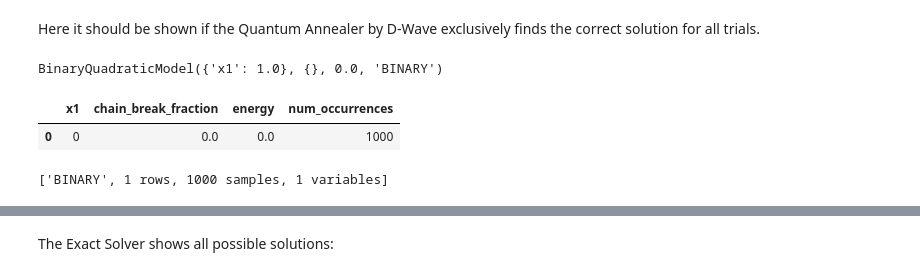
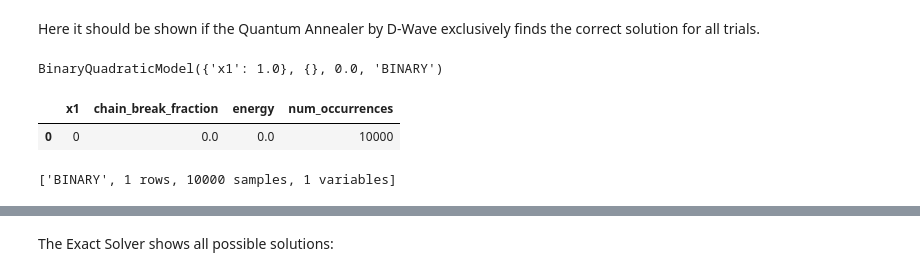
Before and after one commit to klezm/QuantumAnnealingPlayground, a Jupyter notebook: choosing_boxes_problem/choosing_boxes.ipynb, the cells around one changed output, grey strips where cells are left out. Saved outputs shown, nothing was run; the diff lists cells and outputs as text; code cells hidden in the pictures.

```diff
--- a/choosing_boxes_problem/choosing_boxes.ipynb
+++ b/choosing_boxes_problem/choosing_boxes.ipynb
@@ -1068,11 +1060,11 @@ bqm
 BinaryQuadraticModel({'x1': 1.0}, {}, 0.0, 'BINARY')
 # %%
 sampler_bqm = EmbeddingComposite(DWaveSampler())
-sampleset_bqm = sampler_bqm.sample(bqm, num_reads = 1000)
+sampleset_bqm = sampler_bqm.sample(bqm, num_reads = 10_000, label = "Trivial 1-Qubit Problem")
 
 display(sampleset_bqm.to_pandas_dataframe())
 print(str(sampleset_bqm).splitlines()[-1])
 # %% [output]
 |  | x1 | chain_break_fraction | energy | num_occurrences |
-| 0 | 0 | 0.0 | 0.0 | 1000 |
+| 0 | 0 | 0.0 | 0.0 | 10000 |
-['BINARY', 1 rows, 1000 samples, 1 variables]
+['BINARY', 1 rows, 10000 samples, 1 variables]
```
Also changed, not shown: parts of 9 cells of this notebook, 1 other file.
